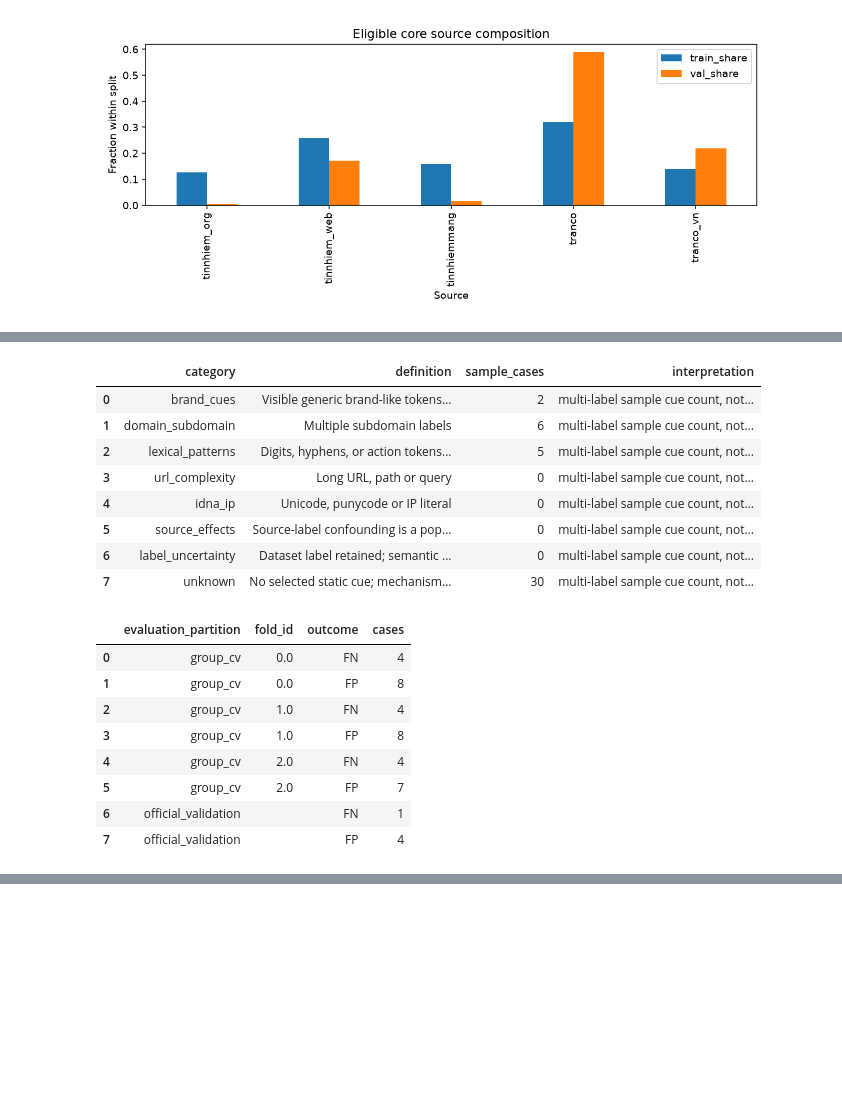
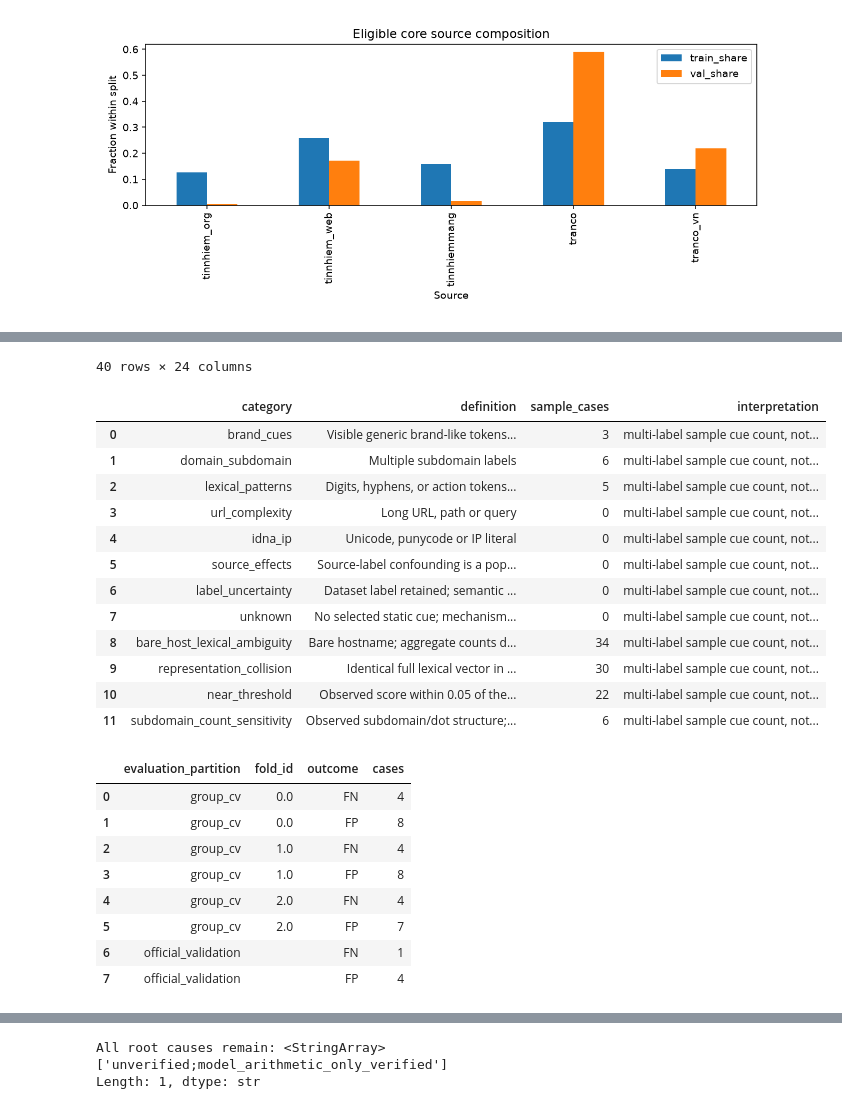
Before and after one commit to phuctran33/PhishGuardVN, a Jupyter notebook: notebooks/05_error_robustness.ipynb, the cells around one changed output, grey strips where cells are left out. Saved outputs shown, nothing was run; the diff lists cells and outputs as text; code cells hidden in the pictures; blank space fills up the shorter version.

Commit message:
Refine week 5 case reviews, robustness explanations and E2 audit

```diff
--- a/notebooks/05_error_robustness.ipynb
+++ b/notebooks/05_error_robustness.ipynb
@@ -138,38 +152,48 @@ Mỗi case giữ nhãn gốc và URL text đã vô hiệu hóa, observation, unv
 # %%
 cases = pd.read_csv(TABLES / "error_cases.csv", keep_default_na=False)
 display(cases)
 display(pd.read_csv(TABLES / "error_taxonomy.csv"))
 assert len(cases) >= 30 and cases.id.is_unique
-assert cases.review_status.str.contains("human_verification_pending").all()
+assert cases.review_status.str.contains("human_semantic_verification_pending").all()
 assert not cases.url_safe.str.contains("://", regex=False).any()
 display(cases.groupby(["evaluation_partition", "fold_id", "outcome"], dropna=False).size().rename("cases").reset_index())
+evidence = pd.read_csv(TABLES / "error_model_evidence.csv")
+assert evidence.score_abs_error.max() < 1e-10
+assert len(evidence) == len(cases)
+display(evidence[["id", "context", "reconstructed_score", "logit", "fit_rows", "same_vector_fitting_rows", "opposite_label_fitting_rows", "positive_contributions", "negative_contributions"]])
+print("All root causes remain:", cases.root_cause_status.unique())
 # %% [output]
 |  | id | model | evaluation_partition | fold_id | source | tier | true_label | predicted_label | ... |
 | 0 | 6e2fe1fa-4187-535a-9e4d-ed4f04f521d8 | logistic_regression_balanced | group_cv | 0.0 | tinnhiemmang | gold | 1 | 0 | ... |
 | 1 | 68b21c18-0edb-5b77-ac39-6054afcfbe75 | logistic_regression_balanced | group_cv | 0.0 | tinnhiemmang | silver | 1 | 0 | ... |
 | 2 | 2aee13a2-eafb-5171-819f-e246b1c867a3 | logistic_regression_balanced | group_cv | 0.0 | tinnhiem_org | gold | 0 | 1 | ... |
 | 3 | 9d403305-972e-51b5-af2d-8dc977647666 | logistic_regression_balanced | group_cv | 0.0 | tinnhiem_web | gold | 0 | 1 | ... |
 | 4 | 7a73788a-0f81-5e4a-8573-e07c85e2fb19 | logistic_regression_balanced | group_cv | 0.0 | tranco | silver | 0 | 1 | ... |
 | 5 | 4e8262a1-336e-5819-9e98-d06e12be0475 | logistic_regression_balanced | group_cv | 0.0 | tranco_vn | silver | 0 | 1 | ... |
 | 6 | 82998996-e80e-5061-8609-18d984e0c795 | logistic_regression_balanced | group_cv | 1.0 | tinnhiemmang | gold | 1 | 0 | ... |
 | 7 | 679a800b-9657-5e0b-ac73-5aab35bf14d2 | logistic_regression_balanced | group_cv | 1.0 | tinnhiemmang | silver | 1 | 0 | ... |
 | 8 | 40456d96-b073-562b-8a6c-468c96670b06 | logistic_regression_balanced | group_cv | 1.0 | tinnhiem_org | gold | 0 | 1 | ... |
 | 9 | 0bd94564-7d97-5499-8668-7fe55bf4a40b | logistic_regression_balanced | group_cv | 1.0 | tinnhiem_web | gold | 0 | 1 | ... |
 | ... | ... | ... | ... | ... | ... | ... | ... | ... | ... |
 | 35 | a21f7268-f289-58d5-a3c2-ac83ddd847a5 | logistic_regression_balanced | group_cv | 2.0 | tinnhiemmang | gold | 1 | 0 | ... |
 | 36 | e29de6fb-8ee4-572b-b388-929e76c10a17 | logistic_regression_balanced | group_cv | 2.0 | tinnhiemmang | silver | 1 | 0 | ... |
 | 37 | c84247d5-9614-55bc-823c-aae098d52a2e | logistic_regression_balanced | group_cv | 2.0 | tinnhiem_org | gold | 0 | 1 | ... |
 | 38 | 57f27562-0a5a-5124-b632-f028b03ba7c0 | logistic_regression_balanced | group_cv | 2.0 | tinnhiem_web | gold | 0 | 1 | ... |
 | 39 | 28e03537-b2db-548d-a2ca-041a31746e5a | logistic_regression_balanced | group_cv | 2.0 | tranco | silver | 0 | 1 | ... |
+40 rows × 24 columns
 |  | category | definition | sample_cases | interpretation |
-| 0 | brand_cues | Visible generic brand-like tokens... | 2 | multi-label sample cue count, not... |
+| 0 | brand_cues | Visible generic brand-like tokens... | 3 | multi-label sample cue count, not... |
 | 1 | domain_subdomain | Multiple subdomain labels | 6 | multi-label sample cue count, not... |
 | 2 | lexical_patterns | Digits, hyphens, or action tokens... | 5 | multi-label sample cue count, not... |
 | 3 | url_complexity | Long URL, path or query | 0 | multi-label sample cue count, not... |
 | 4 | idna_ip | Unicode, punycode or IP literal | 0 | multi-label sample cue count, not... |
 | 5 | source_effects | Source-label confounding is a pop... | 0 | multi-label sample cue count, not... |
 | 6 | label_uncertainty | Dataset label retained; semantic ... | 0 | multi-label sample cue count, not... |
-| 7 | unknown | No selected static cue; mechanism... | 30 | multi-label sample cue count, not... |
+| 7 | unknown | No selected static cue; mechanism... | 0 | multi-label sample cue count, not... |
+| 8 | bare_host_lexical_ambiguity | Bare hostname; aggregate counts d... | 34 | multi-label sample cue count, not... |
+| 9 | representation_collision | Identical full lexical vector in ... | 30 | multi-label sample cue count, not... |
+| 10 | near_threshold | Observed score within 0.05 of the... | 22 | multi-label sample cue count, not... |
+| 11 | subdomain_count_sensitivity | Observed subdomain/dot structure;... | 6 | multi-label sample cue count, not... |
 |  | evaluation_partition | fold_id | outcome | cases |
 | 0 | group_cv | 0.0 | FN | 4 |
 | 1 | group_cv | 0.0 | FP | 8 |
@@ -182,3 +223,6 @@ display(cases.groupby(["evaluation_partition", "fold_id", "outcome"], dropna=Fal
+All root causes remain: <StringArray>
+['unverified;model_arithmetic_only_verified']
+Length: 1, dtype: str
 # %% [markdown]
 ## H5.3 — Static URL robustness (độc lập E2)
 
```
Also changed, not shown: parts of 8 cells of this notebook, 22 other files.
